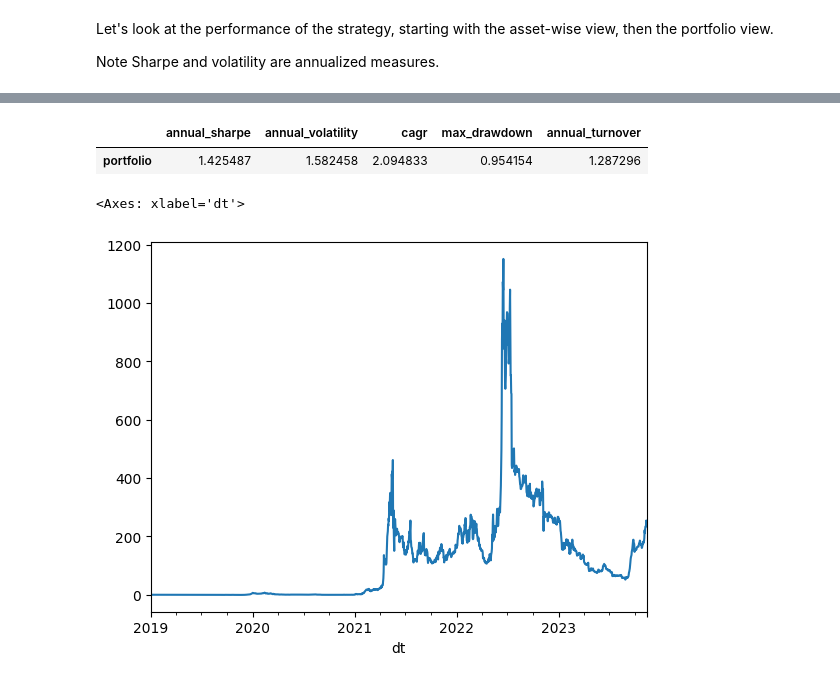
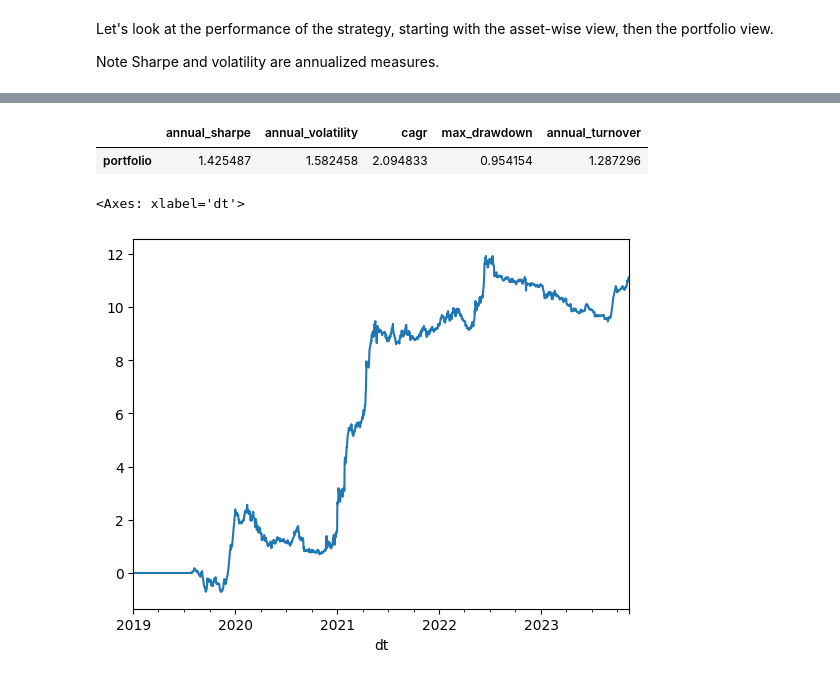
Before and after one commit to thecolngroup/alphavec, a Jupyter notebook: example.ipynb, the cells around one changed output, grey strips where cells are left out. Cells and saved outputs as stored; diff of their text form; code cells hidden in the pictures.

Commit message:
non compounded equity curves

```diff
--- a/example.ipynb
+++ b/example.ipynb
@@ -151,7 +152,7 @@ weights = weights["2019-01-01":]
 trade_prices = trade_prices.mask(weights.isna())
 trade_prices, weights = trade_prices.align(weights, join="inner")
 
-perf, perf_cum, perf_sr, port_perf, port_returns, port_cum = backtest(
+perf, perf_cum, perf_sr, port_perf, port_rets = backtest(
     weights,
     trade_prices,
     freq_day=1,
@@ -185,8 +186,8 @@ perf_sr.plot()
 # %%
 display(port_perf)
-port_cum.plot()
+port_rets.cumsum().plot()
 # %% [output]
 |  | annual_sharpe | annual_volatility | cagr | max_drawdown | annual_turnover |
 | portfolio | 1.425487 | 1.582458 | 2.094833 | 0.954154 | 1.287296 |
 <Axes: xlabel='dt'>
-[figure, old version]
+[figure, new version]
```
Also changed, not shown: parts of 6 cells of this notebook, 3 other files.
